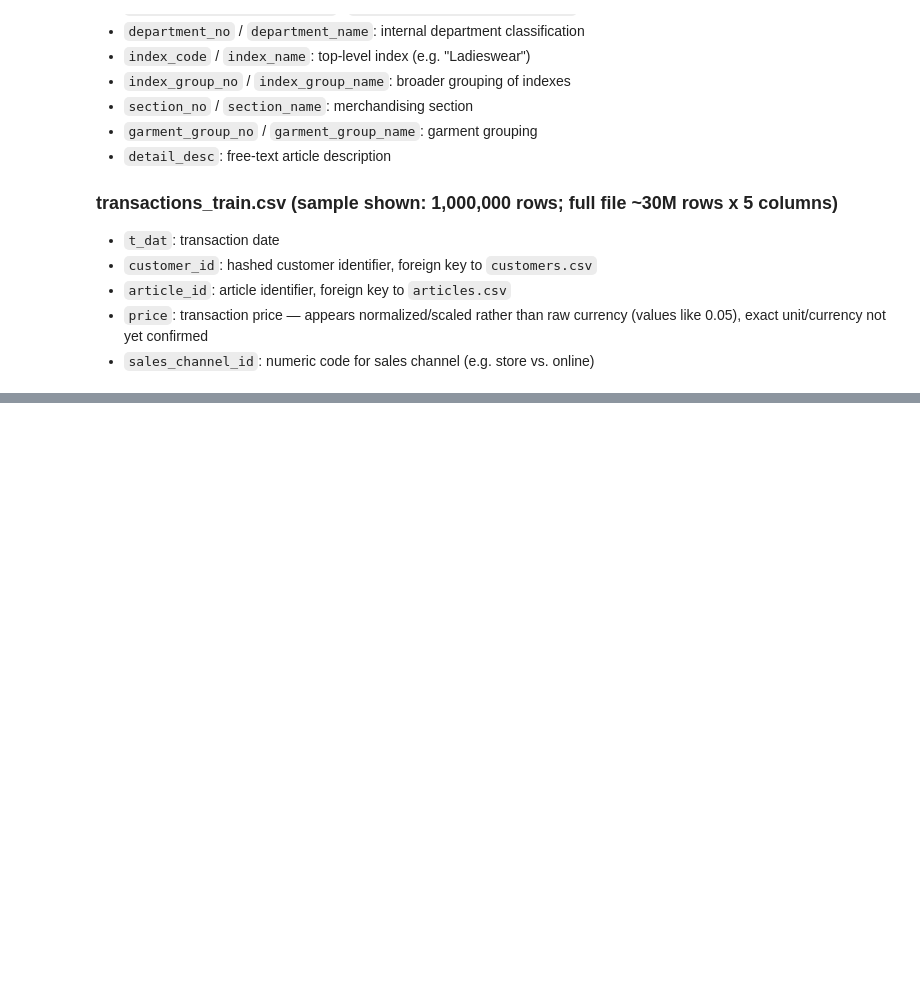
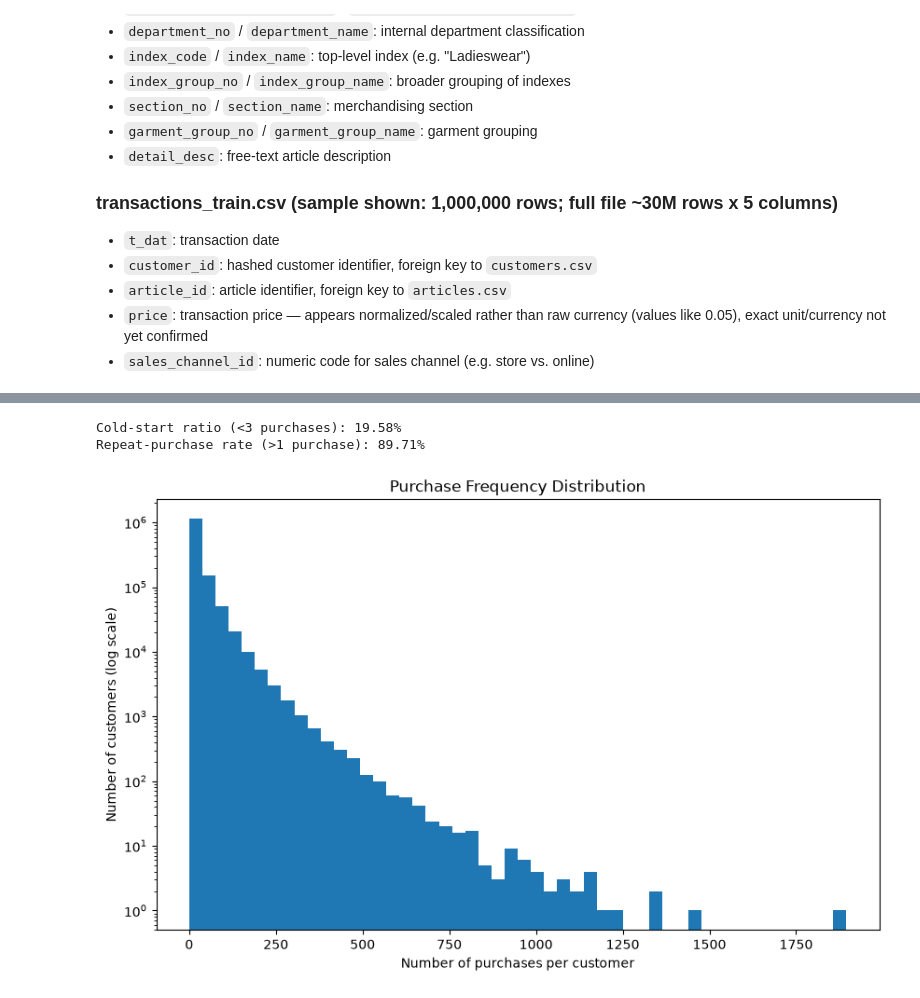
Before and after one commit to GilbertWO/coldstart-recsys, a Jupyter notebook: notebooks/eda.ipynb, the cells around one changed output, grey strips where cells are left out. Cells and saved outputs as stored; diff of their text form; code cells hidden in the pictures; blank space fills up the shorter version.

Commit message:
eda: purchase frequency, cold-start ratio, category imbalance, findings 1-2

```diff
--- a/notebooks/eda.ipynb
+++ b/notebooks/eda.ipynb
@@ -93,0 +137,4 @@ print(articles.columns.tolist())
+# %%
+transactions = pd.read_parquet('../data/raw/transactions_train.parquet')
+purchase_counts = transactions.groupby('customer_id').size()
+purchase_counts.describe()
@@ -93,0 +151,3 @@ print(articles.columns.tolist())
+# %%
+purchase_counts_full = customers['customer_id'].map(purchase_counts).fillna(0)
+purchase_counts_full.describe()
@@ -93,0 +164,21 @@ print(articles.columns.tolist())
+# %%
+cold_start_ratio = (purchase_counts_full < 3).mean() * 100
+repeat_purchase_rate = (purchase_counts_full > 1).mean() * 100
+
+print(f"Cold-start ratio (<3 purchases): {cold_start_ratio:.2f}%")
+print(f"Repeat-purchase rate (>1 purchase): {repeat_purchase_rate:.2f}%")
+# %% [output]
+Cold-start ratio (<3 purchases): 19.58%
+Repeat-purchase rate (>1 purchase): 89.71%
+# %%
+import matplotlib.pyplot as plt
+
+plt.figure(figsize=(10, 6))
+plt.hist(purchase_counts_full, bins=50)
+plt.yscale('log')
+plt.xlabel('Number of purchases per customer')
+plt.ylabel('Number of customers (log scale)')
+plt.title('Purchase Frequency Distribution')
+plt.show()
+# %% [output]
+[figure, added]
```
Also changed, not shown: parts of 10 cells of this notebook.
